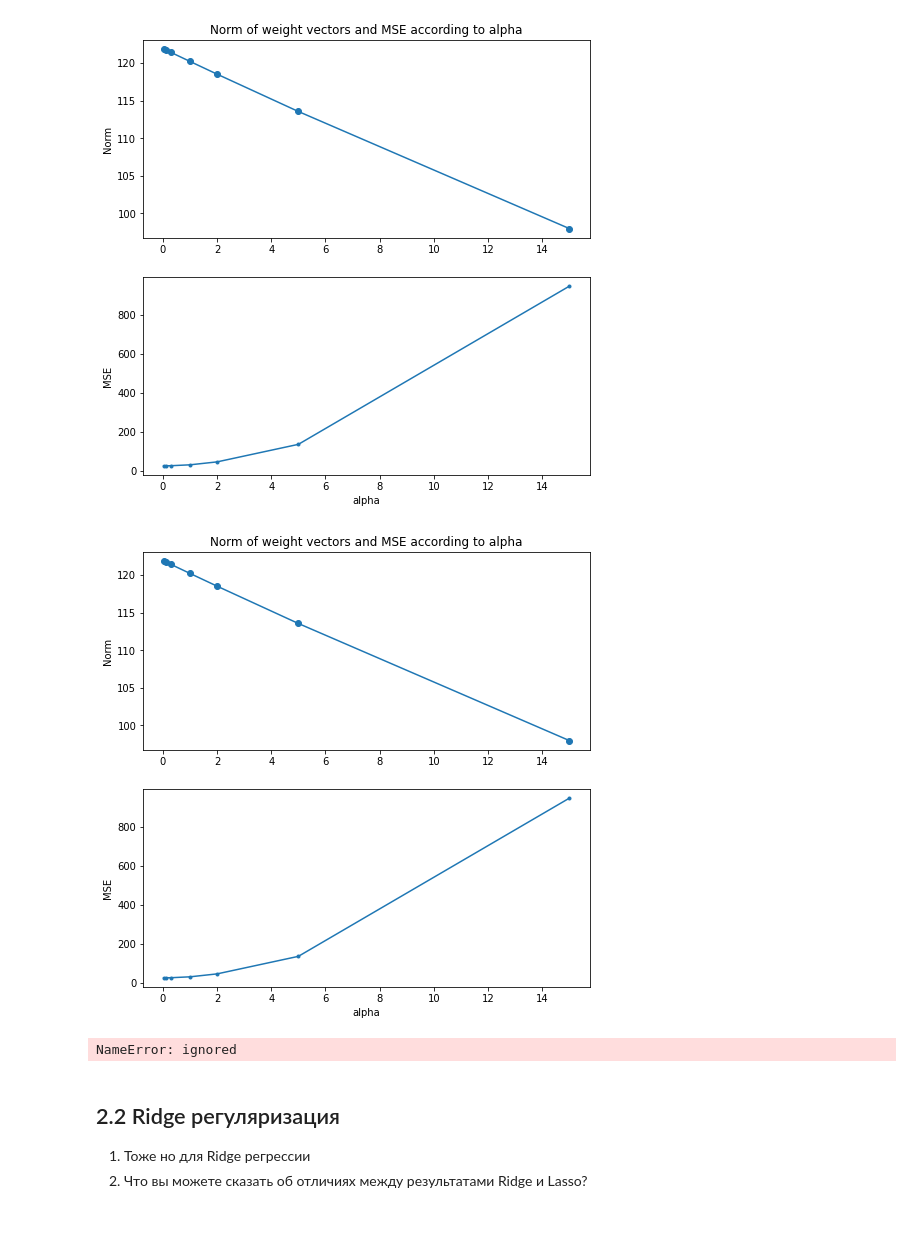
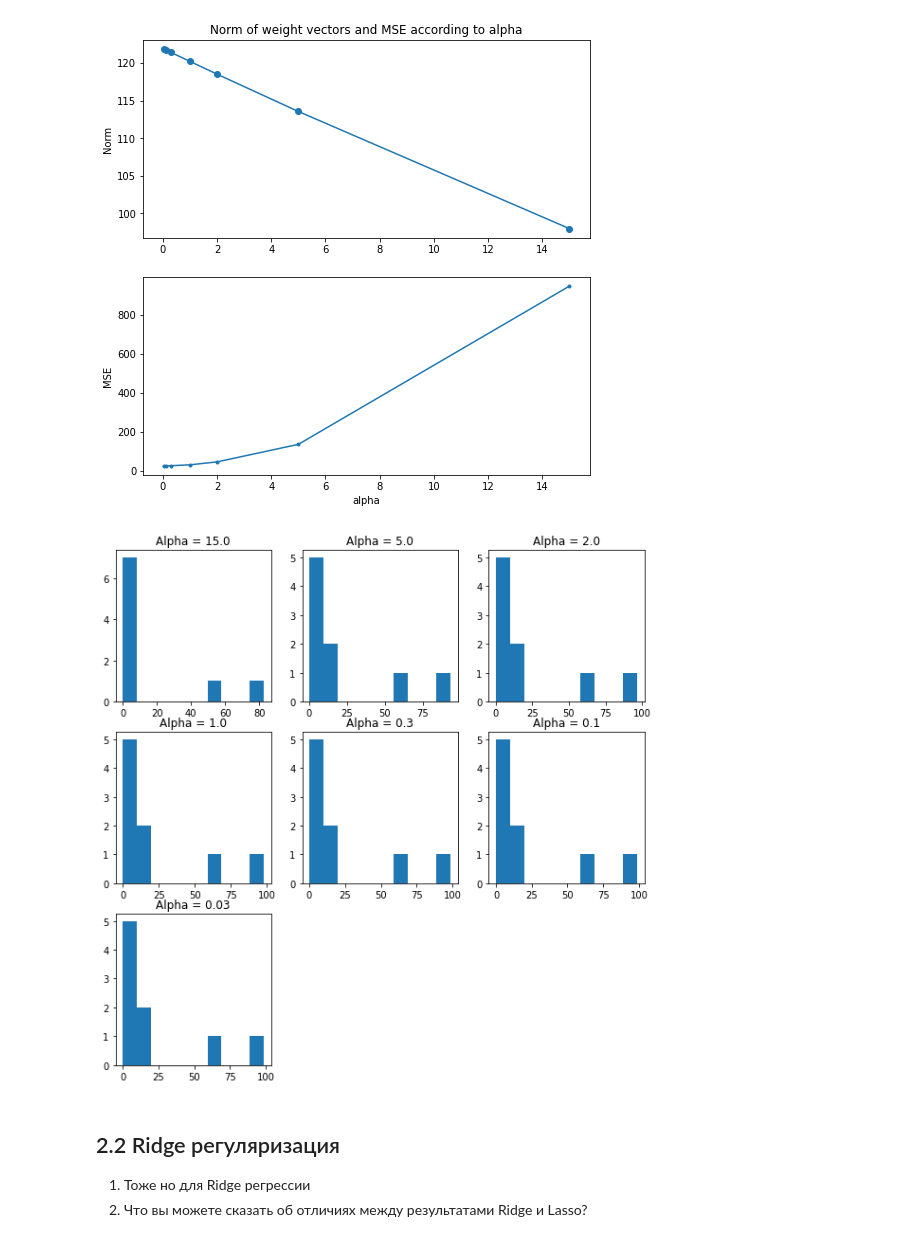
Before and after one commit to vanekek/iitp-ml-ds, a Jupyter notebook: 2023/seminar-3-l1l2/home-assignment-3-l1l2.ipynb, the cells around one changed output. Cells and saved outputs as stored; diff of their text form; code cells hidden in the pictures.

```diff
--- a/2023/seminar-3-l1l2/home-assignment-3-l1l2.ipynb
+++ b/2023/seminar-3-l1l2/home-assignment-3-l1l2.ipynb
@@ -173,30 +173,3 @@ params_new = {
 
 
 X_new, y_new, _coef_new = make_regression(**params)
-# %%
-weights_norm_new = []
-mse_alphas_new = []
-for i in alphas :
-  new_res = lasso_weight(i, X_new, y_new)
-  weights_norm_new.append(np.linalg.norm(new_res[0]))
-  mse_alphas_new.append(new_res[1])
-# %%
-plt.figure(figsize = (8,8))
-plt.subplot(2, 1, 1)
-plt.plot(alphas, weights_norm_new, 'o-')
-plt.title('Norm of weight vectors and MSE according to alpha')
-plt.ylabel('Norm')
-
-plt.subplot(2, 1, 2)
-plt.plot(alphas, mse_alphas_new, '.-')
-plt.xlabel('alpha')
-plt.ylabel('MSE')
-
-plt.show()
-# %% [output]
-[figure, removed]
-# %%
-lr_lasso_test.fit(X,y)
-plt.hist(lr_lasso_test.coef_, bins=30);
-# %% [output]
-NameError: ignored
@@ -205,3 +176,15 @@ plt.hist(_coef_new, bins = 30)
+# %%
+plt.figure(figsize = (10,10))
+j = 1
+
+for i in alphas :
+  new_res = lasso_weight(i, X_new, y_new)
+  ax1 = plt.subplot(3,3, j)
+  ax1.hist(new_res[0], bins = 10)
+  ax1.set_title("Alpha = {}".format(i))
+  j += 1
+# %% [output]
+[figure, added]
 # %% [markdown]
 ## 2.2 Ridge регуляризация
 
```
Also changed, not shown: parts of 14 cells of this notebook.
